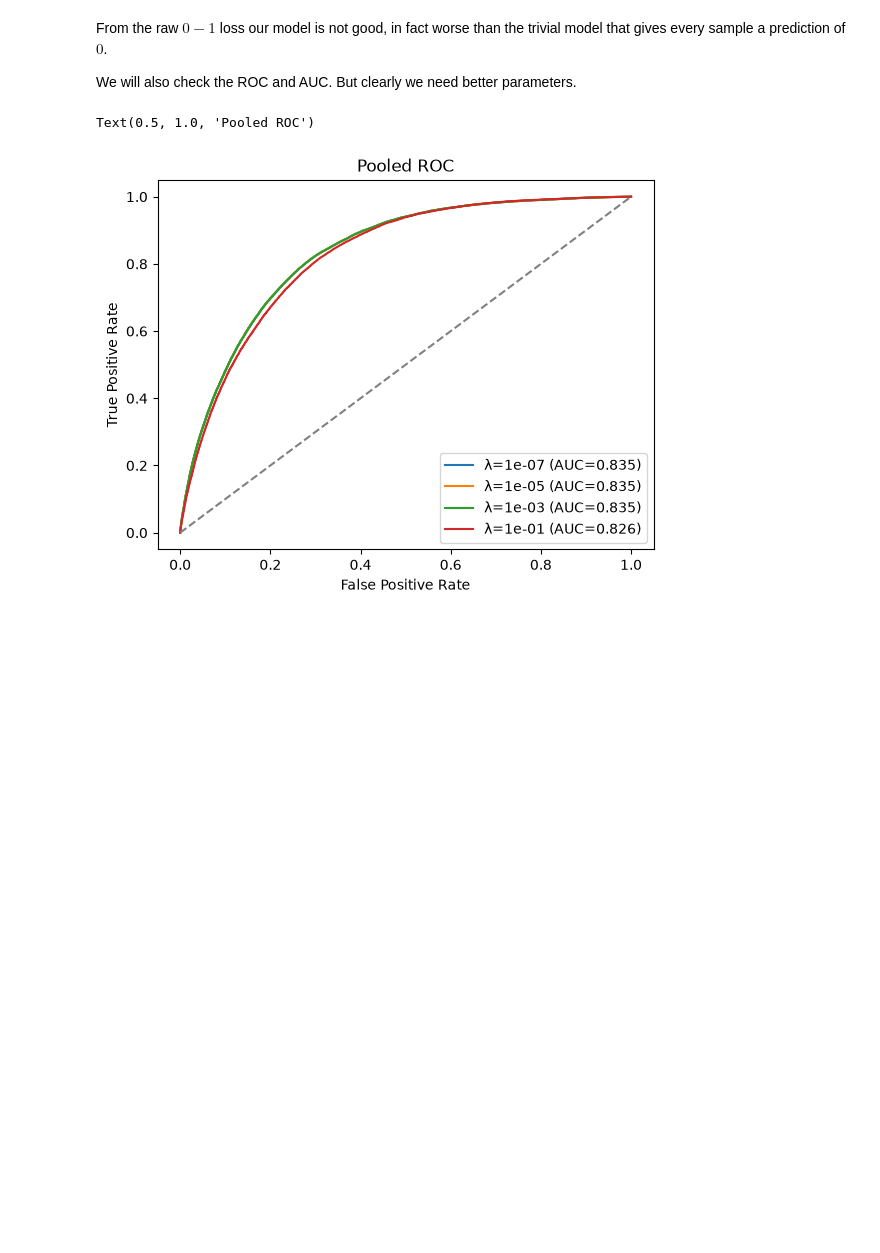
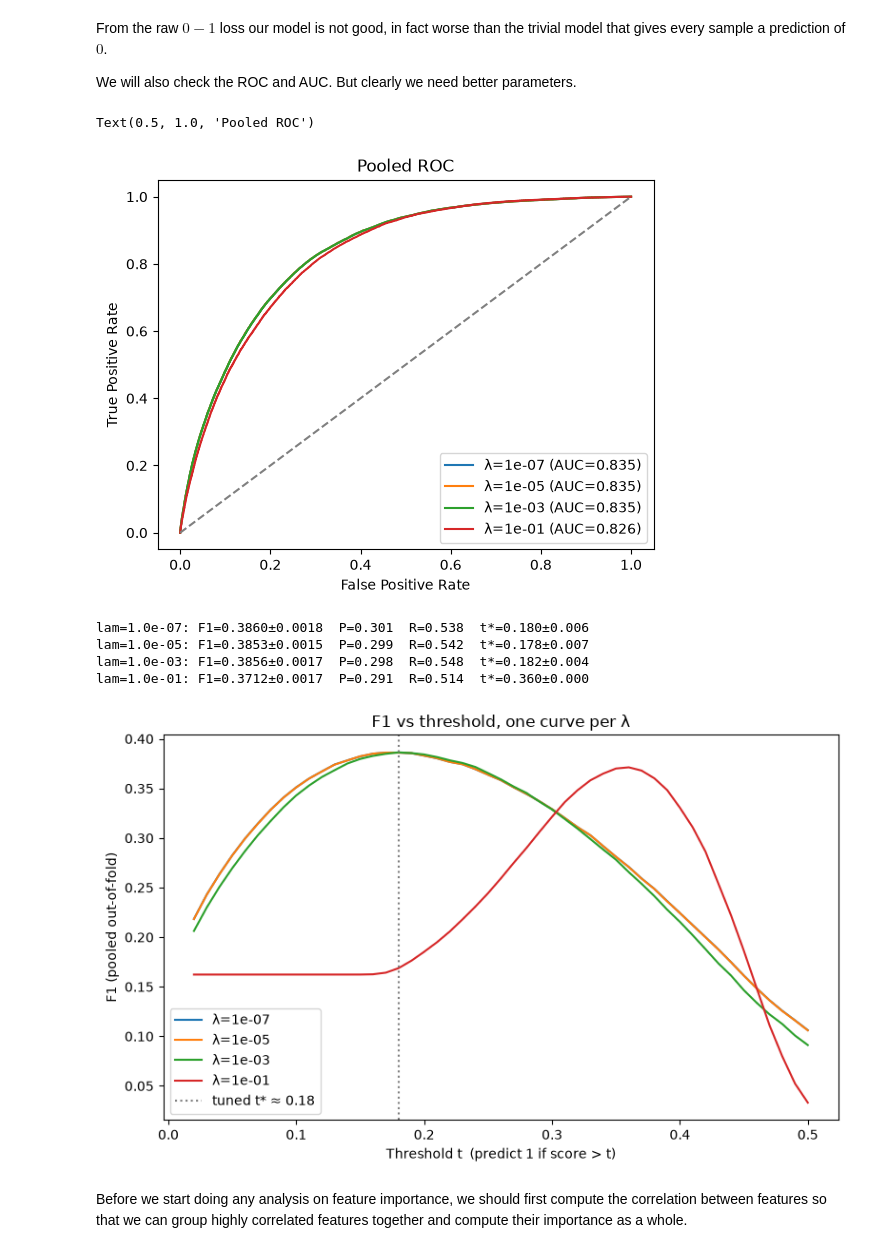
Before and after one commit to AlfinSib/ML_project_1, a Jupyter notebook: data_cleaning.ipynb, the cells around one changed output. Saved outputs shown, nothing was run; the diff lists cells and outputs as text; code cells hidden in the pictures; blank space fills up the shorter version.

Commit message:
create a file to store all diagnostic functions, compute F1 and feature correlations.

```diff
--- a/data_cleaning.ipynb
+++ b/data_cleaning.ipynb
@@ -300,12 +300,13 @@ K = 5
 folds_list = helpers.k_fold_split(len(y_train), K)
 max_iters = 1000
 gamma_list = [0.1] # Set like this for now, add more candidates later
-reg_list = np.logspace(-7, -1, 4)
+reg_list = np.logspace(-5, 1, 4)
 results = []
 for gamma in gamma_list:
     for lam in reg_list:
         tr_losses, val_losses, zero_one, aucs = [], [], [], []
         val_scores = np.zeros(len(y_train))
+        fold_state = []
         for fold in tqdm(folds_list):
             x_tr_fold, y_tr_fold = x_tr_one_hot[fold[0]], y_train[fold[0]]
             # Centering and normalising
@@ -322,6 +323,7 @@ for gamma in gamma_list:
             val_losses.append(imp.logistic_loss(y_val_fold, x_val_fold, w_fold))
             val_score = 0.5 * (1 + np.tanh(0.5 * x_val_fold.dot(w_fold)))
             zero_one.append(np.mean((val_score > 0.5) != y_val_fold))
+            fold_state.append({"w": w_fold, "mu": mu, "sd": std, "val_idx": fold[1]})
 
             false_pos_rate, true_pos_rate, auc_fold = imp.ROC_AUC(y_val_fold, val_score)
             aucs.append(auc_fold)
@@ -334,7 +336,8 @@ for gamma in gamma_list:
             "01_loss": np.mean(zero_one),
             "gap": np.mean(val_losses) - np.mean(tr_losses),
             "val_scores": val_scores,
-            "mean_auc": np.mean(aucs)
+            "mean_auc": np.mean(aucs),
+            "fold_state": fold_state
         })
         print("---Result---")
         print(f"learning rate = {gamma}, regulariser = {lam:.1e}:")
@@ -374,3 +371,57 @@ plt.title("Pooled ROC")
 # %% [output]
 Text(0.5, 1.0, 'Pooled ROC')
 [figure]
+# %%
+THS = np.linspace(0.02, 0.5, 49)          # thresholds 0.02 .. 0.50, step 0.01
+all_idx = np.arange(len(y_train))
+
+f1_table = []
+for r in results:
+    f1s, ts, precs, recs = [], [], [], []
+    for st in r["fold_state"]:
+        val_idx = st["val_idx"]
+        tr_idx = np.setdiff1d(all_idx, val_idx)
+        w, mu, sd = st["w"], st["mu"], st["sd"]
+
+        p_tr = 0.5 * (1 + np.tanh(0.5 * (((x_tr_one_hot[tr_idx] - mu) / sd) @ w[1:] + w[0])))
+        f1_tr = np.array([ds.F1_score(y_train[tr_idx], p_tr, t)[0] for t in THS])
+        t_hat = THS[int(np.argmax(f1_tr))]
+
+        p_val = r["val_scores"][val_idx]
+        f1_val, (tp, fp, fn) = ds.F1_score(y_train[val_idx], p_val, t_hat)
+        f1s.append(f1_val)
+        precs.append(tp / (tp + fp) if (tp + fp) > 0 else 0.0)
+        recs.append(tp / (tp + fn) if (tp + fn) > 0 else 0.0)
+        ts.append(t_hat)
+
+    f1_table.append({
+        "gamma": r["gamma"], "lam": r["lam"],
+        "f1": np.mean(f1s), "f1_std": np.std(f1s),
+        "precision": np.mean(precs), "recall": np.mean(recs),
+        "threshold": np.mean(ts), "threshold_std": np.std(ts),
+    })
+    e = f1_table[-1]
+    print(f"lam={e['lam']:.1e}: F1={e['f1']:.4f}±{e['f1_std']:.4f}  "
+        f"P={e['precision']:.3f}  R={e['recall']:.3f}  "
+        f"t*={e['threshold']:.3f}±{e['threshold_std']:.3f}")
+
+plt.figure(figsize=(8, 5))
+for r in results:
+    f1_curve = [ds.F1_score(y_train, r["val_scores"], t)[0] for t in THS]
+    plt.plot(THS, f1_curve, label=f"λ={r['lam']:.0e}")
+best_overall = max(f1_table, key=lambda e: e["f1"])
+plt.axvline(best_overall["threshold"], color="grey", linestyle=":",
+            label=f"tuned t* ≈ {best_overall['threshold']:.2f}")
+plt.xlabel("Threshold t  (predict 1 if score > t)")
+plt.ylabel("F1 (pooled out-of-fold)")
+plt.title("F1 vs threshold, one curve per λ")
+plt.legend()
+plt.tight_layout()
+# %% [output]
+lam=1.0e-07: F1=0.3860±0.0018  P=0.301  R=0.538  t*=0.180±0.006
+lam=1.0e-05: F1=0.3853±0.0015  P=0.299  R=0.542  t*=0.178±0.007
+lam=1.0e-03: F1=0.3856±0.0017  P=0.298  R=0.548  t*=0.182±0.004
+lam=1.0e-01: F1=0.3712±0.0017  P=0.291  R=0.514  t*=0.360±0.000
+[figure, added]
+# %% [markdown]
+Before we start doing any analysis on feature importance, we should first compute the correlation between features so that we can group highly correlated features together and compute their importance as a whole.
```
Also changed, not shown: parts of 5 cells of this notebook, 1 other file.
